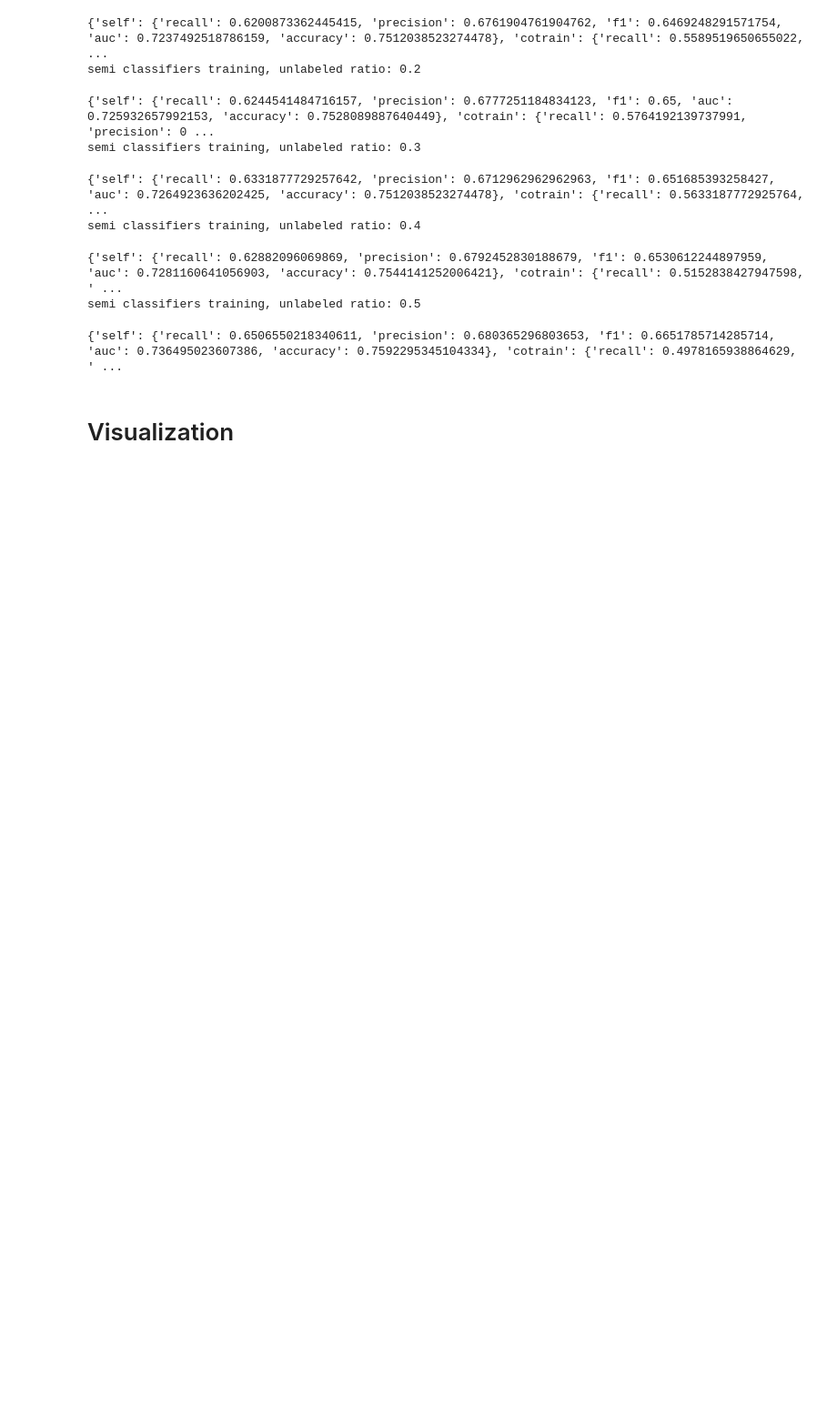
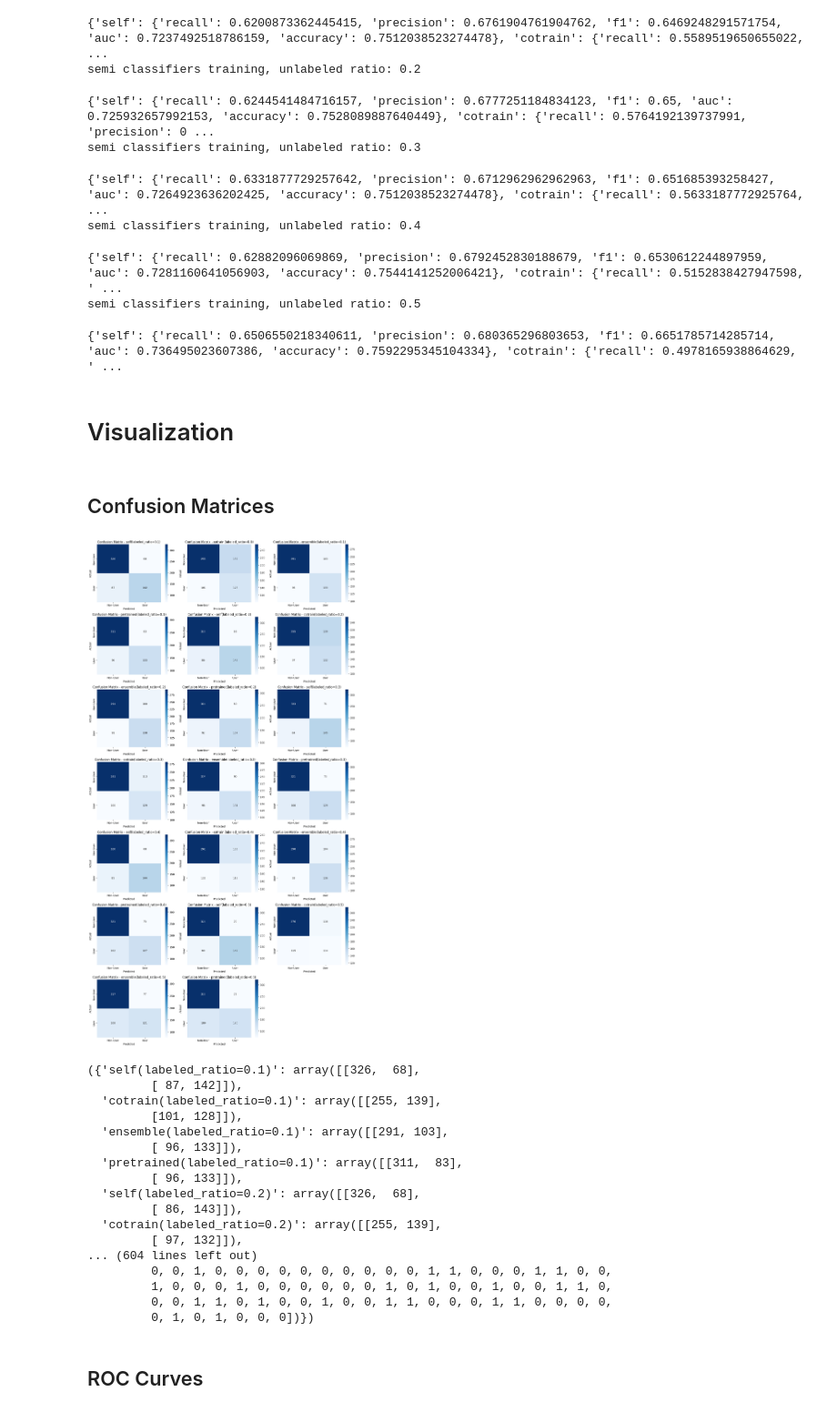
Before and after one commit to bianyuanop/CSI5155_2024F_Project, a Jupyter notebook: project.ipynb, the cells around one changed output. Shown at 91% size. Cells and saved outputs as stored; diff of their text form; code cells hidden in the pictures; blank space fills up the shorter version.

Commit message:
Add visualizations for semi

```diff
--- a/project.ipynb
+++ b/project.ipynb
@@ -1014,3 +1015,34 @@ for ratio in models:
         joblib.dump(model, f'models/semi/{ratio}/{name}_{ratio}.pt')
 # %% [markdown]
 # Visualization
+# %% [markdown]
+## Confusion Matrices
+# %%
+cm_models = {}
+for ratio in models:
+    for name, model in models[ratio].items():
+        cm_models[f'{name}(labeled_ratio={ratio})']=model
+# %%
+f_out = 'figures/semi/confusion_matrices.png'
+plot_confusion_matrices(cm_models, X_test, y_test, f_out=f_out, labels = ['Non-User', 'User'])
+# %% [output]
+[figure, added]
+({'self(labeled_ratio=0.1)': array([[326,  68],
+         [ 87, 142]]),
+  'cotrain(labeled_ratio=0.1)': array([[255, 139],
+         [101, 128]]),
+  'ensemble(labeled_ratio=0.1)': array([[291, 103],
+         [ 96, 133]]),
+  'pretrained(labeled_ratio=0.1)': array([[311,  83],
+         [ 96, 133]]),
+  'self(labeled_ratio=0.2)': array([[326,  68],
+         [ 86, 143]]),
+  'cotrain(labeled_ratio=0.2)': array([[255, 139],
+         [ 97, 132]]),
+... (604 lines left out)
+         0, 0, 1, 0, 0, 0, 0, 0, 0, 0, 0, 0, 0, 1, 1, 0, 0, 0, 1, 1, 0, 0,
+         1, 0, 0, 0, 1, 0, 0, 0, 0, 0, 0, 1, 0, 1, 0, 0, 1, 0, 0, 1, 1, 0,
+         0, 0, 1, 1, 0, 1, 0, 0, 1, 0, 0, 1, 1, 0, 0, 0, 1, 1, 0, 0, 0, 0,
+         0, 1, 0, 1, 0, 0, 0])})
+# %% [markdown]
+## ROC Curves
```
Also changed, not shown: parts of 3 cells of this notebook, 6 other files.
